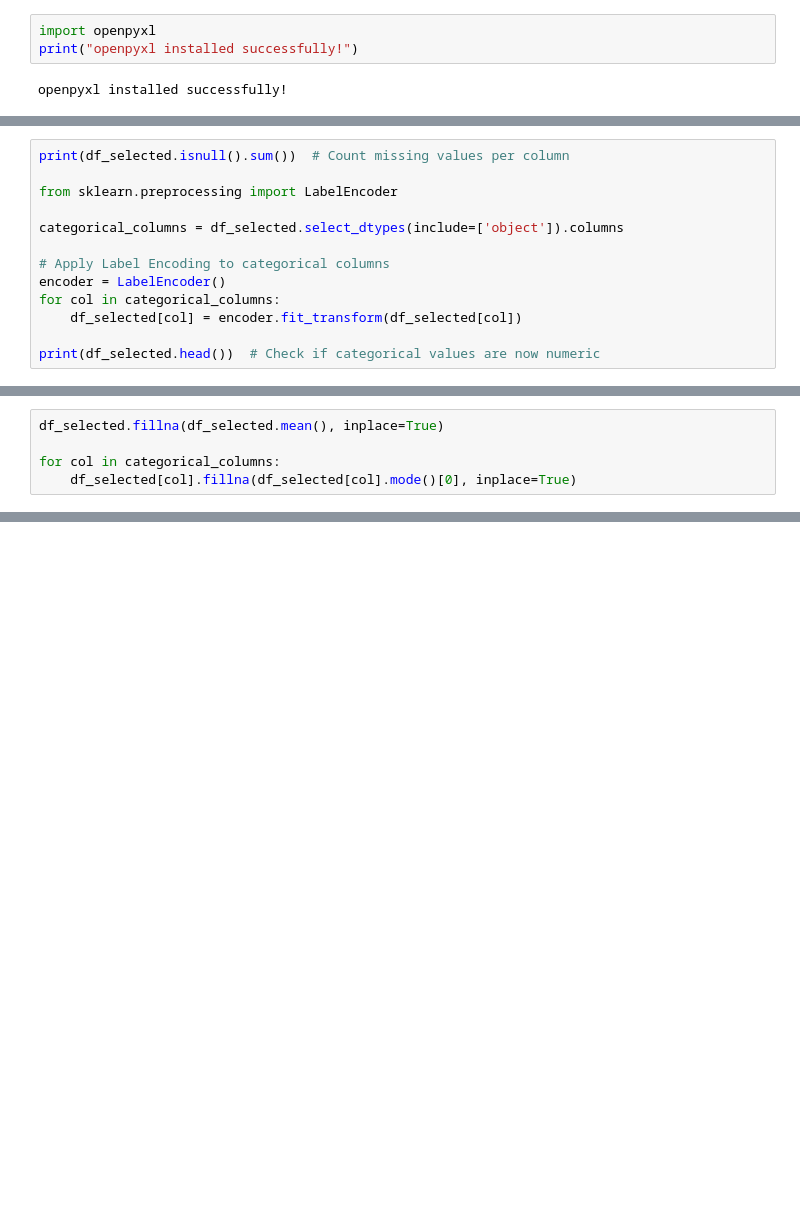
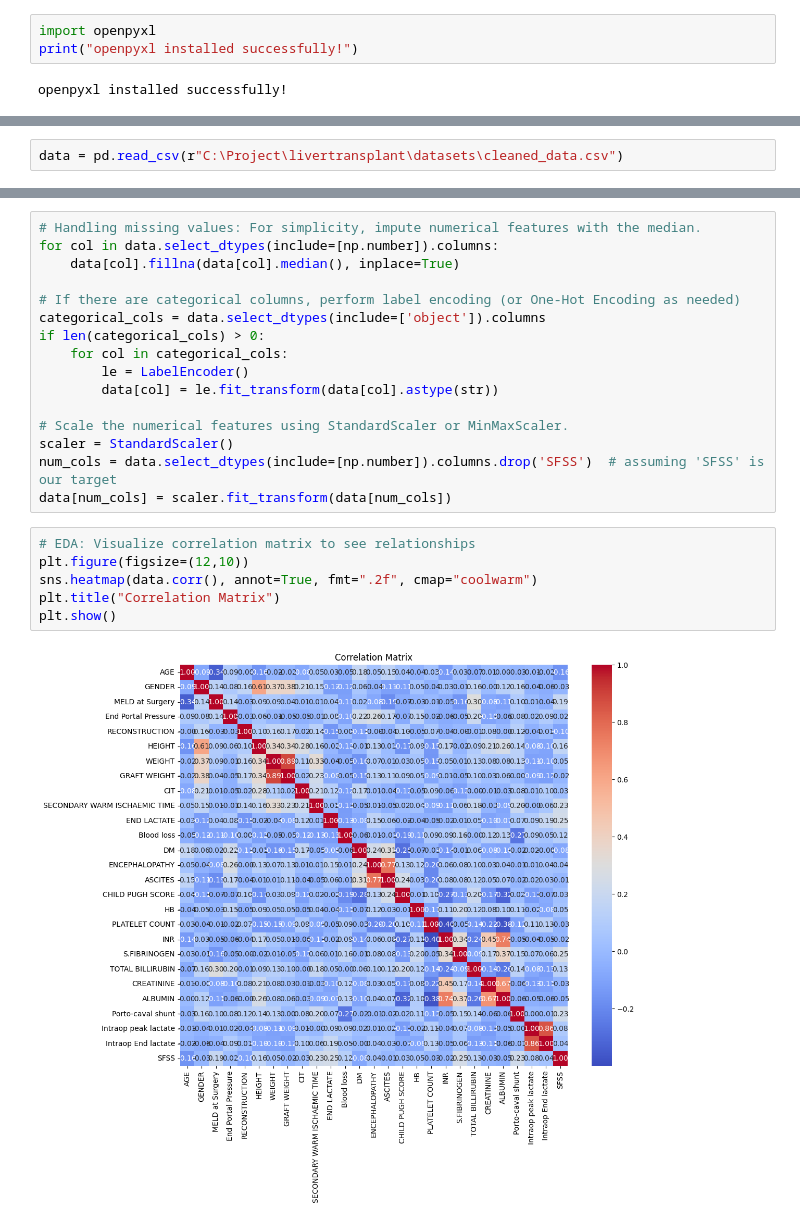
Before and after one commit to Debojyoti10/SFSS-prediction, a Jupyter notebook: notebook/model.ipynb, the cells around one changed output, grey strips where cells are left out. Saved outputs shown, nothing was run; the diff lists cells and outputs as text; blank space fills up the shorter version.

```diff
--- a/notebook/model.ipynb
+++ b/notebook/model.ipynb
@@ -633,13 +5,0 @@ print(df_selected.head())  # Check if categorical values are now numeric
-# %%
-print(df_selected.isnull().sum())  # Count missing values per column
-
-from sklearn.preprocessing import LabelEncoder
-
-categorical_columns = df_selected.select_dtypes(include=['object']).columns
-
-# Apply Label Encoding to categorical columns
-encoder = LabelEncoder()
-for col in categorical_columns:
-    df_selected[col] = encoder.fit_transform(df_selected[col])
-
-print(df_selected.head())  # Check if categorical values are now numeric
@@ -664,5 +5,0 @@ Blood loss                         0
-# %%
-df_selected.fillna(df_selected.mean(), inplace=True)
-
-for col in categorical_columns:
-    df_selected[col].fillna(df_selected[col].mode()[0], inplace=True)
@@ -765,0 +22,2 @@ FileNotFoundError: [Errno 2] No such file or directory: 'Book2 for ML.csv'
+# %%
+data = pd.read_csv(r"C:\Project\livertransplant\datasets\cleaned_data.csv")
@@ -765,0 +79,24 @@ FileNotFoundError: [Errno 2] No such file or directory: 'Book2 for ML.csv'
+# %%
+# Handling missing values: For simplicity, impute numerical features with the median.
+for col in data.select_dtypes(include=[np.number]).columns:
+    data[col].fillna(data[col].median(), inplace=True)
+
+# If there are categorical columns, perform label encoding (or One-Hot Encoding as needed)
+categorical_cols = data.select_dtypes(include=['object']).columns
+if len(categorical_cols) > 0:
+    for col in categorical_cols:
+        le = LabelEncoder()
+        data[col] = le.fit_transform(data[col].astype(str))
+
+# Scale the numerical features using StandardScaler or MinMaxScaler.
+scaler = StandardScaler()
+num_cols = data.select_dtypes(include=[np.number]).columns.drop('SFSS')  # assuming 'SFSS' is our target
+data[num_cols] = scaler.fit_transform(data[num_cols])
+# %%
+# EDA: Visualize correlation matrix to see relationships
+plt.figure(figsize=(12,10))
+sns.heatmap(data.corr(), annot=True, fmt=".2f", cmap="coolwarm")
+plt.title("Correlation Matrix")
+plt.show()
+# %% [output]
+[figure, added]
```
Also changed, not shown: parts of 41 cells of this notebook.
